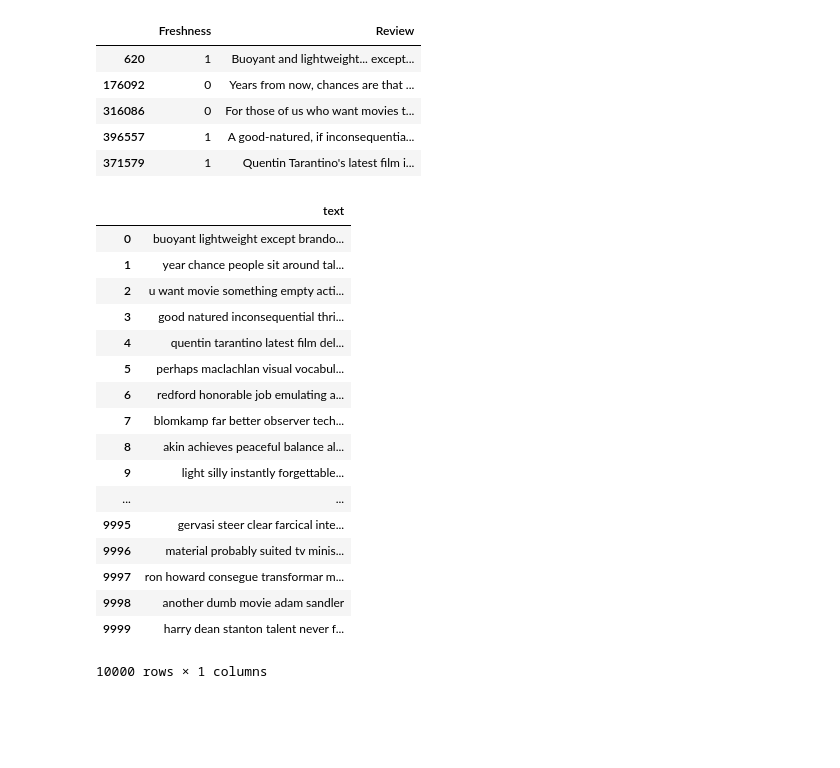
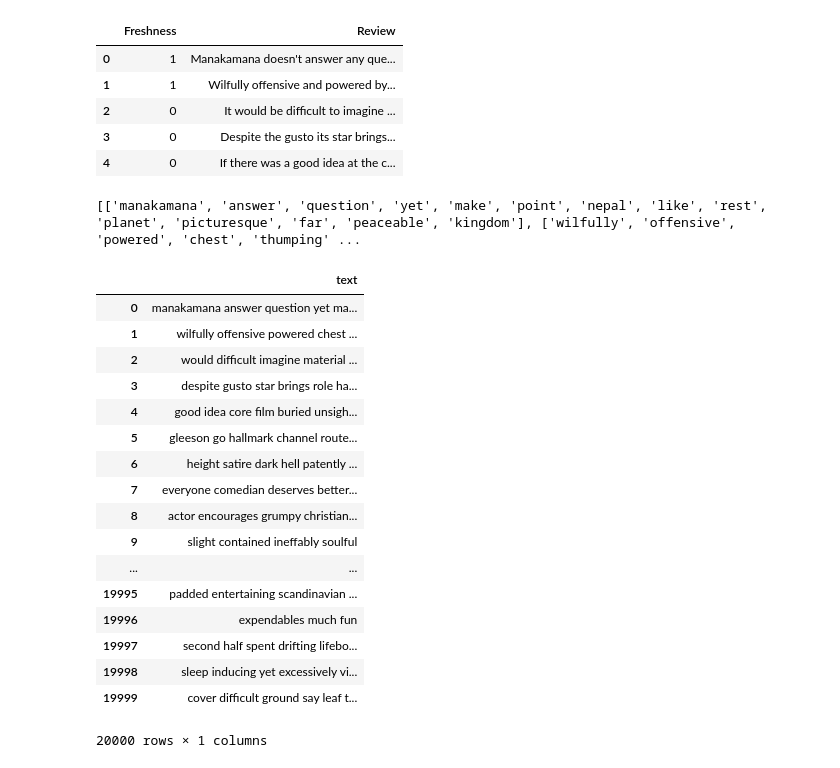
Before and after one commit to joetustin/sentiment_analysis_nlp, a Jupyter notebook: finished.ipynb, the cells around one changed output. Drawn from its saved outputs; the diff is of its cells as text; code cells hidden in the pictures; blank space fills up the shorter version.

```diff
--- a/finished.ipynb
+++ b/finished.ipynb
@@ -35,18 +38,17 @@ from sklearn import metrics
 # %%
 #import data set as dataframe and use smaller subset
 #for simple modeling purposes
 df=pd.read_csv("data/rotten_tomatoes_reviews.csv")
-df = shuffle(df)
-df_quick = df[:10000]
+df_quick = df[:20000]
 df_holdout = df[400000:]
 df_quick.head()
 # %% [output]
 |  | Freshness | Review |
-| 620 | 1 | Buoyant and lightweight... except... |
-| 176092 | 0 | Years from now, chances are that ... |
-| 316086 | 0 | For those of us who want movies t... |
-| 396557 | 1 | A good-natured, if inconsequentia... |
-| 371579 | 1 | Quentin Tarantino's latest film i... |
+| 0 | 1 | Manakamana doesn't answer any que... |
+| 1 | 1 | Wilfully offensive and powered by... |
+| 2 | 0 | It would be difficult to imagine ... |
+| 3 | 0 | Despite the gusto its star brings... |
+| 4 | 0 | If there was a good idea at the c... |
 # %%
 def cleaned_dframe(df, col_name = None):
     """Purpose: Take in a text based Dataframe and return a cleaned text
@@ -92,24 +94,25 @@ col= "Review"
 cleaned_df = cleaned_dframe(df_quick.copy(), col)
 cleaned_df
 # %% [output]
+[['manakamana', 'answer', 'question', 'yet', 'make', 'point', 'nepal', 'like', 'rest', 'planet', 'picturesque', 'far', 'peaceable', 'kingdom'], ['wilfully', 'offensive', 'powered', 'chest', 'thumping' ...
 |  | text |
-| 0 | buoyant lightweight except brando... |
-| 1 | year chance people sit around tal... |
-| 2 | u want movie something empty acti... |
-| 3 | good natured inconsequential thri... |
-| 4 | quentin tarantino latest film del... |
-| 5 | perhaps maclachlan visual vocabul... |
-| 6 | redford honorable job emulating a... |
-| 7 | blomkamp far better observer tech... |
-| 8 | akin achieves peaceful balance al... |
-| 9 | light silly instantly forgettable... |
+| 0 | manakamana answer question yet ma... |
+| 1 | wilfully offensive powered chest ... |
+| 2 | would difficult imagine material ... |
+| 3 | despite gusto star brings role ha... |
+| 4 | good idea core film buried unsigh... |
+| 5 | gleeson go hallmark channel route... |
+| 6 | height satire dark hell patently ... |
+| 7 | everyone comedian deserves better... |
+| 8 | actor encourages grumpy christian... |
+| 9 | slight contained ineffably soulful |
 | ... | ... |
-| 9995 | gervasi steer clear farcical inte... |
-| 9996 | material probably suited tv minis... |
-| 9997 | ron howard consegue transformar m... |
-| 9998 | another dumb movie adam sandler |
-| 9999 | harry dean stanton talent never f... |
+| 19995 | padded entertaining scandinavian ... |
+| 19996 | expendables much fun |
+| 19997 | second half spent drifting lifebo... |
+| 19998 | sleep inducing yet excessively vi... |
+| 19999 | cover difficult ground say leaf t... |
-10000 rows × 1 columns
+20000 rows × 1 columns
 # %%
 def text2num(cleaned_df, col= None, train=True, cv=None, tfidf=None):
     """Purpose: receive a df and a column for text and turn text into CountVectorized Data and tfidf
```
Also changed, not shown: parts of 32 cells of this notebook, 14 other files.
